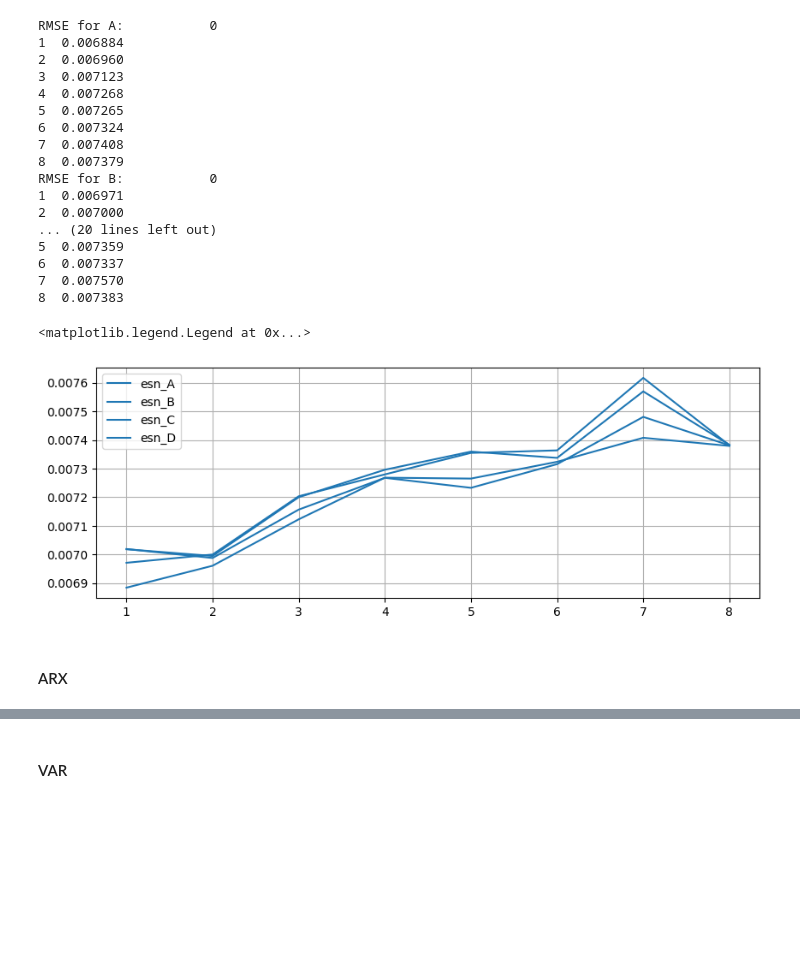
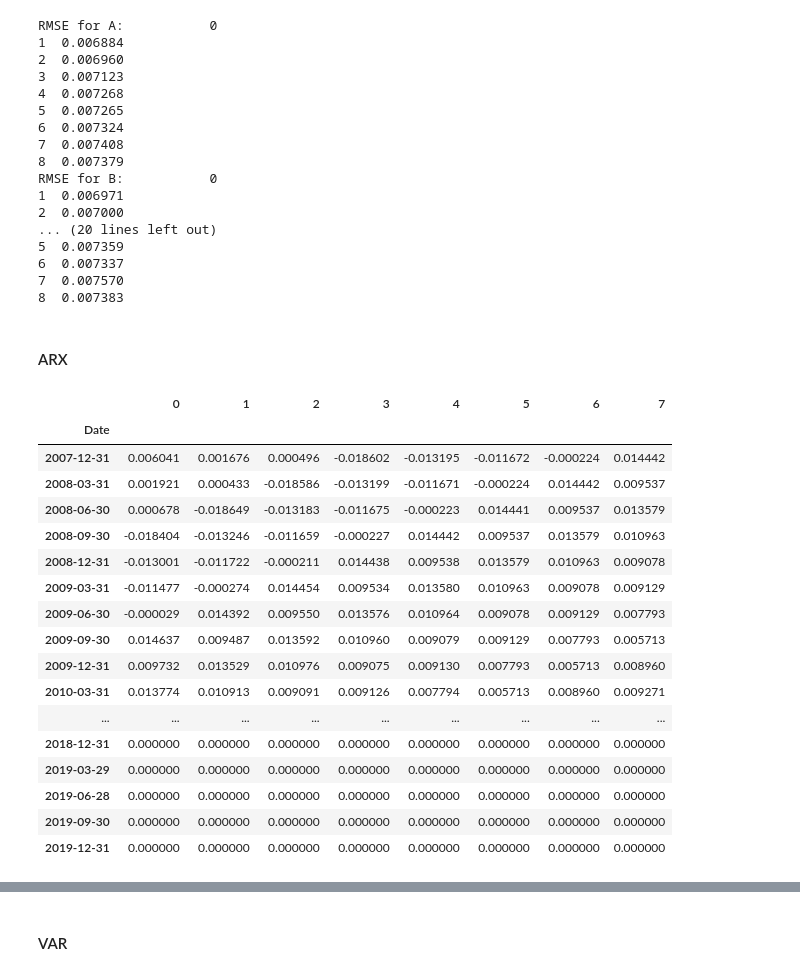
Before and after one commit to qh007/FYP, a Jupyter notebook: All Models.ipynb, the cells around one changed output, grey strips where cells are left out. Cells and saved outputs as stored; diff of their text form; code cells hidden in the pictures; blank space fills up the shorter version.

```diff
--- a/All Models.ipynb
+++ b/All Models.ipynb
@@ -874,17 +1073,6 @@ RMSE for B:           0
 6  0.007337
 7  0.007570
 8  0.007383
-# %%
-fig, ax = plt.subplots(figsize=(10, 3.5))
-plt.grid()
-plt.plot(hStepRMSFE_2007(esn_a_multi_for), label="esn_A", c="C0")
-plt.plot(hStepRMSFE_2007(esn_b_multi_for), label="esn_B", c="C0")
-plt.plot(hStepRMSFE_2007(esn_c_multi_for), label="esn_C", c="C0")
-plt.plot(hStepRMSFE_2007(esn_d_multi_for), label="esn_D", c="C0")
-plt.legend()
-# %% [output]
-<matplotlib.legend.Legend at 0x...>
-[figure, removed]
 # %% [markdown]
 #### ARX
 # %%
@@ -900,15 +1088,8 @@ def arx_multistep(steps, data):
     x_train, x_test = data[0].iloc[:, 1:], data[1].iloc[:, 1:]
     GDP_test_dates = GDP_data_test.index
 
-    GDP_data_train, GDP_data_test, GDP_mu_train, GDP_sig_train = (
-        normalize_train_test(GDP_data_train, GDP_data_test,
-            return_mu_sig=True)
-    )
-
-    x_train, x_test = normalize_train_test(x_train, x_test)
-
     #set up ARX model forecast
-    model_arx = ARIMA(endog=train_norm[['GDP']], exog=train_norm.iloc[:, 1:], order=order)
+    model_arx = ARIMA(endog=GDP_data_train, exog=x_train, order=order)
 
     fit_arx = model.fit(method='yule_walker')
 
@@ -916,7 +1097,7 @@ def arx_multistep(steps, data):
 
     for j in range (len(GDP_data_test)):
         if (j +steps) <= len(GDP_data_test):
-            forecast_multistep[j, :] = fit.forecast(steps= steps, exog = x_test.iloc[j:j+steps,:])*GDP_sig_train + GDP_mu_train
+            forecast_multistep[j, :] = fit.forecast(steps= steps, exog = x_test.iloc[j:j+steps,:])
 
         else:
             # include exo AR terms
@@ -924,7 +1105,26 @@ def arx_multistep(steps, data):
 
     return pd.DataFrame(data=forecast_multistep, index=GDP_test_dates, columns=range(steps))
 # %%
-arx_multi_fore = arx_multistep(steps =8, data=[train, test])
+arx_multi_fore = arx_multistep(steps =8, data=[data_new_train, data_new_test])
 arx_multi_fore
+# %% [output]
+|  | 0 | 1 | 2 | 3 | 4 | 5 | 6 | 7 |
+| Date |  |  |  |  |  |  |  |  |
+| 2007-12-31 | 0.006041 | 0.001676 | 0.000496 | -0.018602 | -0.013195 | -0.011672 | -0.000224 | 0.014442 |
+| 2008-03-31 | 0.001921 | 0.000433 | -0.018586 | -0.013199 | -0.011671 | -0.000224 | 0.014442 | 0.009537 |
+| 2008-06-30 | 0.000678 | -0.018649 | -0.013183 | -0.011675 | -0.000223 | 0.014441 | 0.009537 | 0.013579 |
+| 2008-09-30 | -0.018404 | -0.013246 | -0.011659 | -0.000227 | 0.014442 | 0.009537 | 0.013579 | 0.010963 |
+| 2008-12-31 | -0.013001 | -0.011722 | -0.000211 | 0.014438 | 0.009538 | 0.013579 | 0.010963 | 0.009078 |
+| 2009-03-31 | -0.011477 | -0.000274 | 0.014454 | 0.009534 | 0.013580 | 0.010963 | 0.009078 | 0.009129 |
+| 2009-06-30 | -0.000029 | 0.014392 | 0.009550 | 0.013576 | 0.010964 | 0.009078 | 0.009129 | 0.007793 |
+| 2009-09-30 | 0.014637 | 0.009487 | 0.013592 | 0.010960 | 0.009079 | 0.009129 | 0.007793 | 0.005713 |
+| 2009-12-31 | 0.009732 | 0.013529 | 0.010976 | 0.009075 | 0.009130 | 0.007793 | 0.005713 | 0.008960 |
+| 2010-03-31 | 0.013774 | 0.010913 | 0.009091 | 0.009126 | 0.007794 | 0.005713 | 0.008960 | 0.009271 |
+| ... | ... | ... | ... | ... | ... | ... | ... | ... |
+| 2018-12-31 | 0.000000 | 0.000000 | 0.000000 | 0.000000 | 0.000000 | 0.000000 | 0.000000 | 0.000000 |
+| 2019-03-29 | 0.000000 | 0.000000 | 0.000000 | 0.000000 | 0.000000 | 0.000000 | 0.000000 | 0.000000 |
+| 2019-06-28 | 0.000000 | 0.000000 | 0.000000 | 0.000000 | 0.000000 | 0.000000 | 0.000000 | 0.000000 |
+| 2019-09-30 | 0.000000 | 0.000000 | 0.000000 | 0.000000 | 0.000000 | 0.000000 | 0.000000 | 0.000000 |
+| 2019-12-31 | 0.000000 | 0.000000 | 0.000000 | 0.000000 | 0.000000 | 0.000000 | 0.000000 | 0.000000 |
 # %%
 hStepRMSFE(arx_multi_fore)
```
Also changed, not shown: parts of 39 cells of this notebook, 1 other file.
